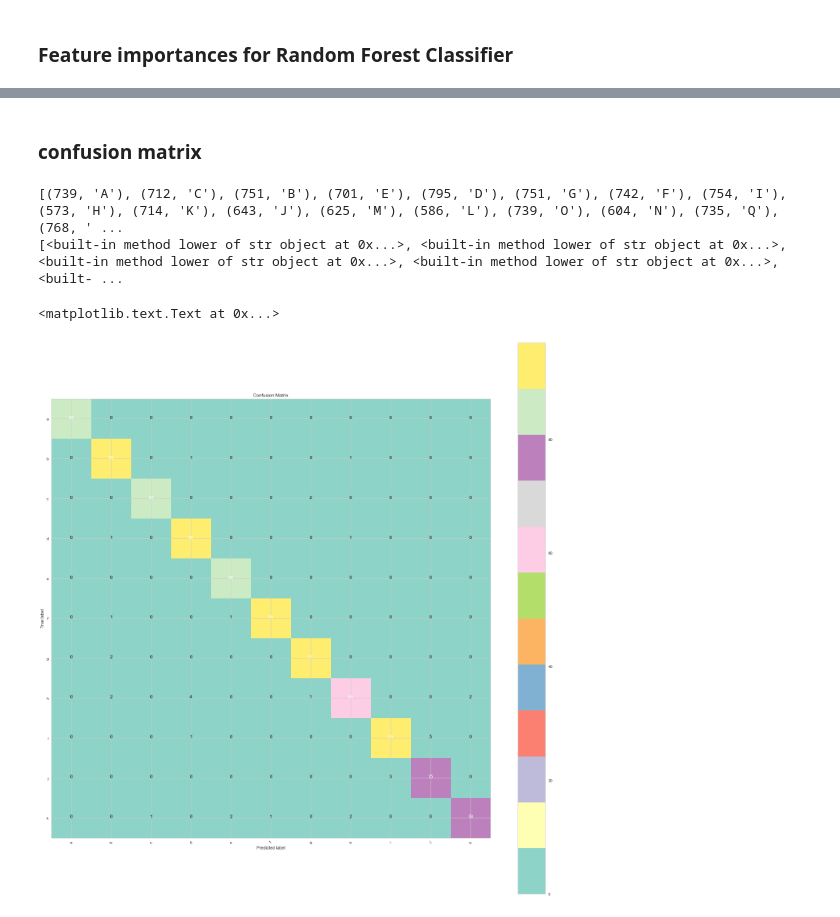
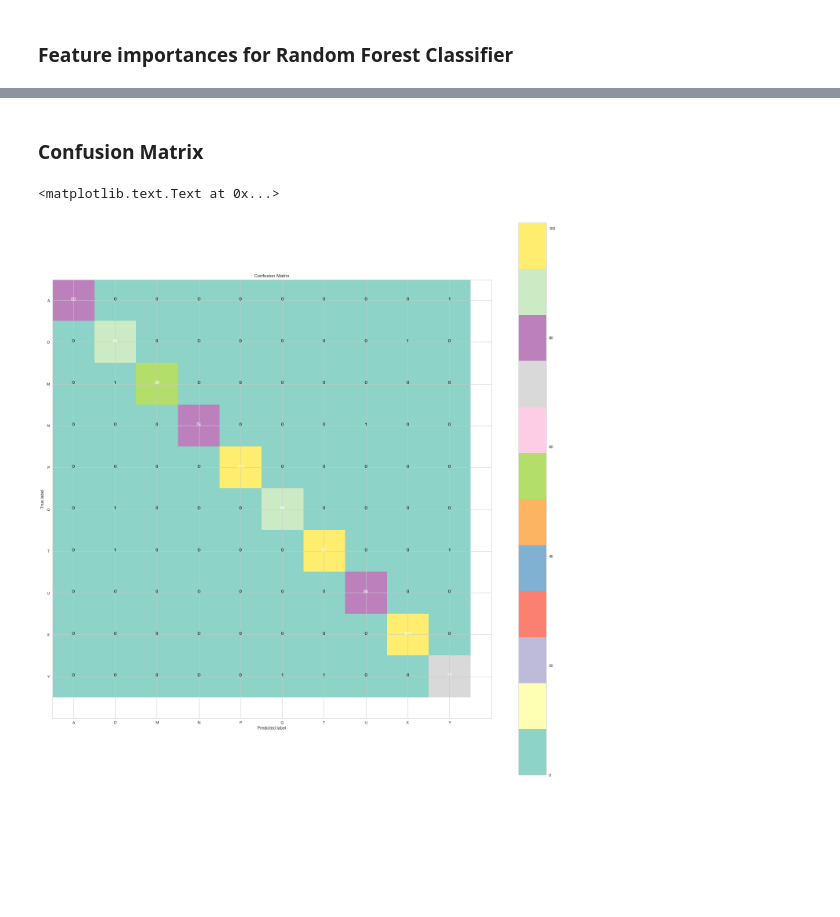
Before and after one commit to ewang24/dataMiningProject, a Jupyter notebook: Data Mining Project-checkpoint.ipynb, the cells around one changed output, grey strips where cells are left out. Saved outputs shown, nothing was run; the diff lists cells and outputs as text; code cells hidden in the pictures; blank space fills up the shorter version.

Commit message:
Cleaning up graphs

```diff
--- a/Data Mining Project-checkpoint.ipynb
+++ b/Data Mining Project-checkpoint.ipynb
@@ -348,34 +348,31 @@ sns.barplot(x="importance", y="feature", data=importances,
-# %% [markdown]
-### confusion matrix
+# %% [markdown]
+### Confusion Matrix
 # %%
 #confusion matrix
 from collections import Counter
 
-letters = [x.upper() for x in ['a','b','c','d','e','f','g','h','i','j','k']]
-print zip(Counter(target).values(),Counter(target).keys()) # counts the elements' frequency
-# a,d,m,n,p,q,t,u,x,y
-print [x.lower for x in ['a','b','c','d','e','f','g','h','i','j','k']]
+letters = [x.upper() for x in ['a','d','m','n','p','q','t','u','x','y']]
 cm=confusion_matrix(testTarget,yhat,labels = letters)
 
 classes = ['a','b','c','d','e','f','g','h','i','j','k']
 # ,'k','l','m','n','o','p','q','r','s','t','u','v','w','x','y','z']
+
+#A D M N P Q T U X Y < mode letters
 
 plt.figure(figsize=(20,20))
 plt.imshow(cm, interpolation='nearest', cmap=plt.cm.Set3,)
 plt.title('Confusion Matrix')
 plt.colorbar()
 tick_marks = np.arange(len(classes))
-plt.xticks(tick_marks, classes, rotation=45)
-plt.yticks(tick_marks, classes)
+plt.xticks(tick_marks, letters)
+plt.yticks(tick_marks, letters)
 fmt = 'd'
 thresh = cm.max() / 2.
 for i, j in itertools.product(range(cm.shape[0]), range(cm.shape[1])):
     plt.text(j, i, format(cm[i, j], fmt),horizontalalignment="center",color="white" if cm[i, j] > thresh else "black")
 plt.tight_layout()
 plt.ylabel('True label')
 plt.xlabel('Predicted label')
 # %% [output]
-[(739, 'A'), (712, 'C'), (751, 'B'), (701, 'E'), (795, 'D'), (751, 'G'), (742, 'F'), (754, 'I'), (573, 'H'), (714, 'K'), (643, 'J'), (625, 'M'), (586, 'L'), (739, 'O'), (604, 'N'), (735, 'Q'), (768, ' ...
-[<built-in method lower of str object at 0x...>, <built-in method lower of str object at 0x...>, <built-in method lower of str object at 0x...>, <built-in method lower of str object at 0x...>, <built- ...
+<matplotlib.text.Text at 0x...>
-<matplotlib.text.Text at 0x...>
-[figure, old version]
+[figure, new version]
```
Also changed, not shown: parts of 2 cells of this notebook.
